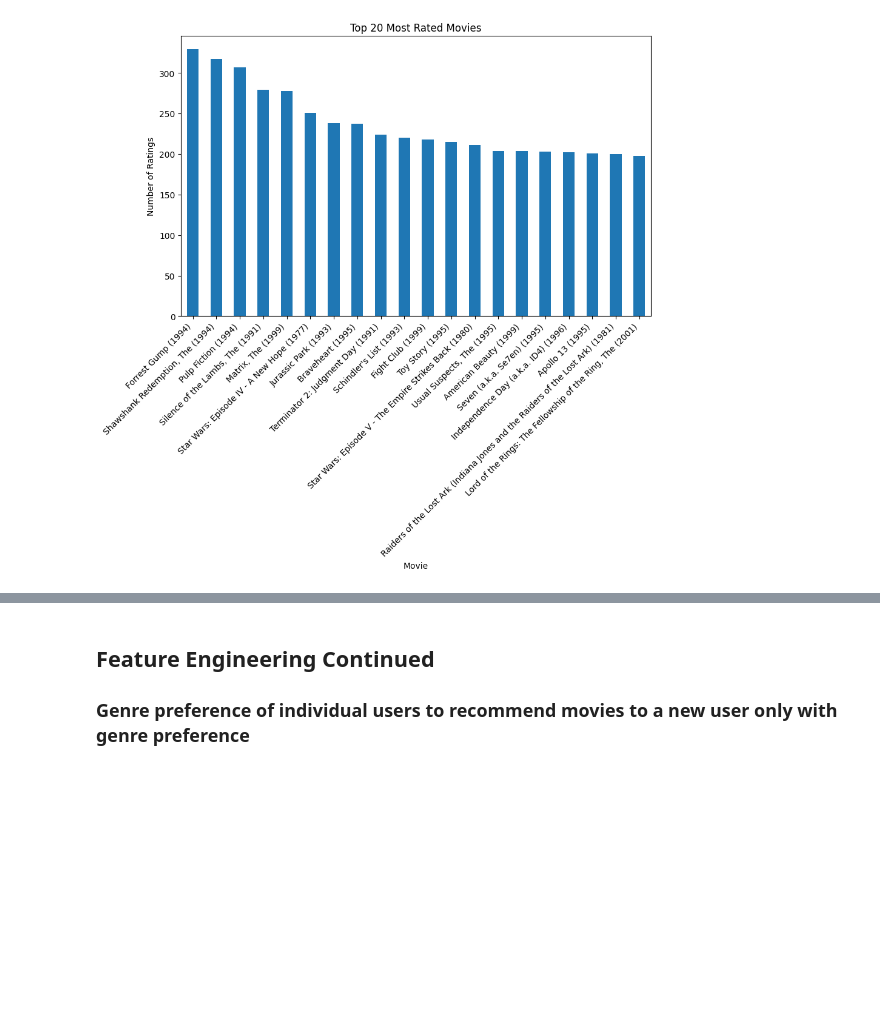
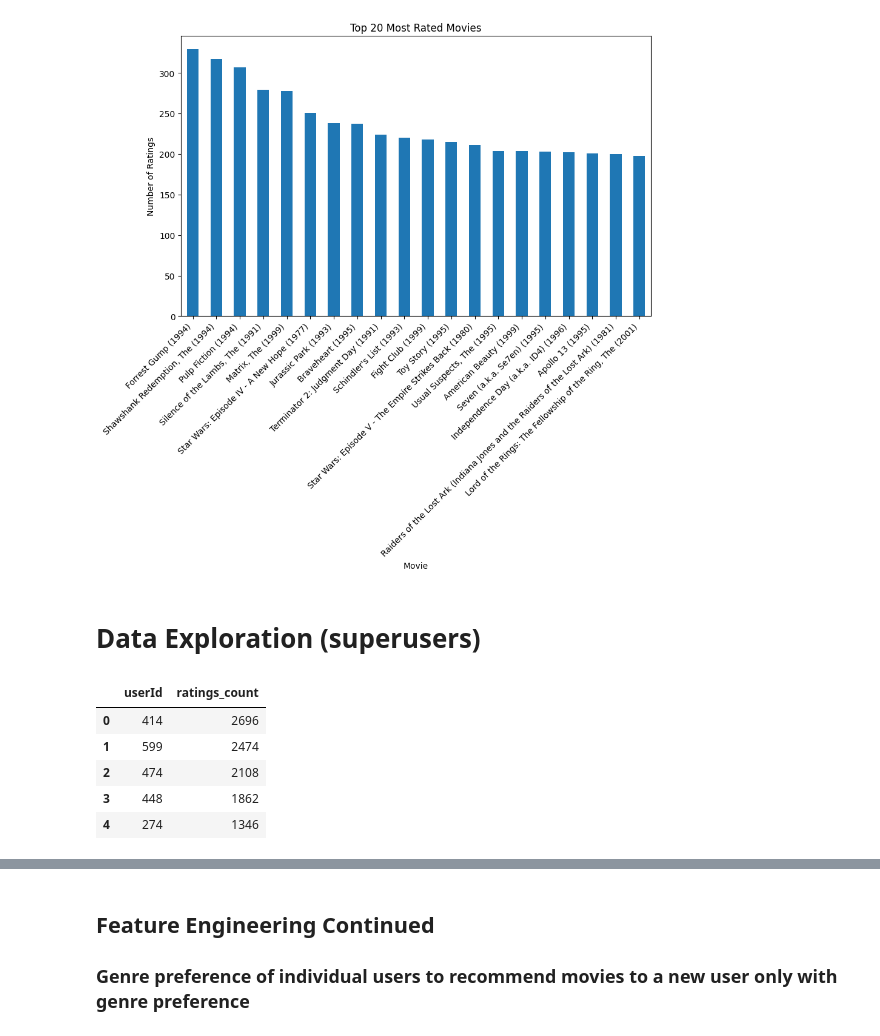
Before and after one commit to simonhui1/Recommendation_Systems, a Jupyter notebook: index.ipynb, the cells around one changed output, grey strips where cells are left out. Saved outputs shown, nothing was run; the diff lists cells and outputs as text; code cells hidden in the pictures; blank space fills up the shorter version.

Commit message:
superuser EDA

```diff
--- a/index.ipynb
+++ b/index.ipynb
@@ -340,3 +340,18 @@ plt.xticks(rotation=45, ha='right')
 plt.show()
 # %% [output]
 [figure]
+# %% [markdown]
+# Data Exploration (superusers)
+# %%
+user_ratings_count = movies['userId'].value_counts().reset_index()
+user_ratings_count.columns = ['userId', 'ratings_count']
+user_ratings_count = user_ratings_count.sort_values(by = 'ratings_count', ascending=False)
+
+user_ratings_count.head()
+# %% [output]
+|  | userId | ratings_count |
+| 0 | 414 | 2696 |
+| 1 | 599 | 2474 |
+| 2 | 474 | 2108 |
+| 3 | 448 | 1862 |
+| 4 | 274 | 1346 |
```
Also changed, not shown: parts of 2 cells of this notebook.
